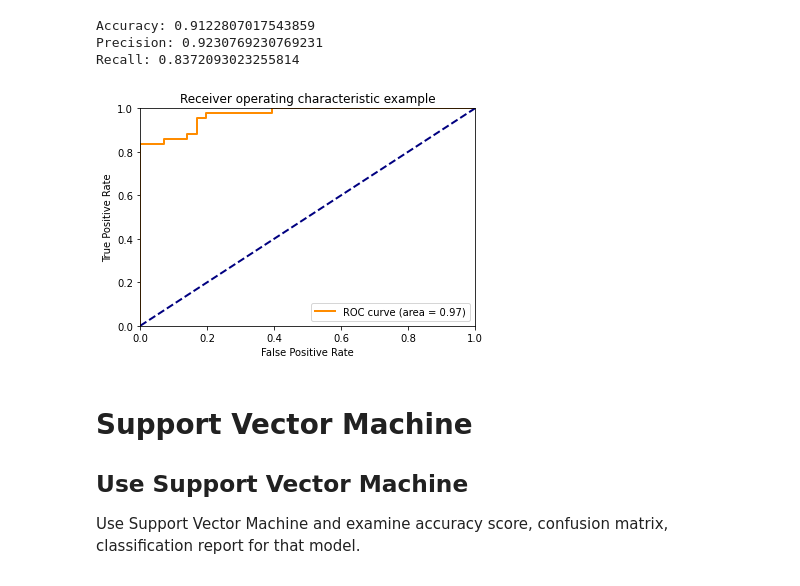
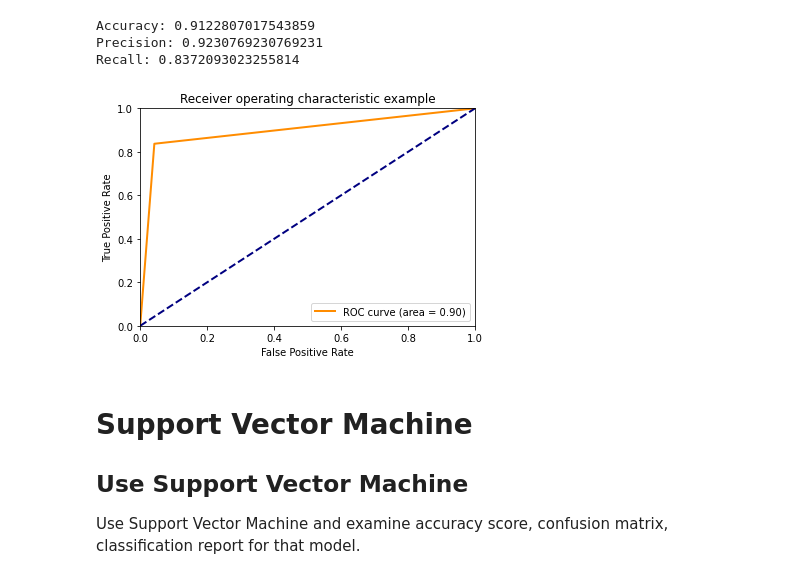
Before and after one commit to Zhouzhenjie09/IOD, a Jupyter notebook: 1_lab/mob5_lab/IOD_Lab 5.3.1.ipynb, the cells around one changed output. Cells and saved outputs as stored; diff of their text form; code cells hidden in the pictures.

```diff
--- a/1_lab/mob5_lab/IOD_Lab 5.3.1.ipynb
+++ b/1_lab/mob5_lab/IOD_Lab 5.3.1.ipynb
@@ -179,6 +179,8 @@ clf = logres.fit(X_train, y_train)
 print(logres.coef_, logres.intercept_)
 # %% [output]
 [[0.94862068]] [-14.03673964]
+# %%
+y_pred = logres.predict(X_test)
 # %%
 accuracy_score(logres.predict(X_test),y_test)
 # %% [output]
@@ -228,27 +230,27 @@ Recall: 0.8372093023255814
 # %%
 # Generate the prediction values for each of the test observations using predict_proba() function rather than just predict
 preds = logres.predict_proba(X_test)[:,1]
 
 # Store the false positive rate(fpr), true positive rate (tpr) in vectors for use in the graph
-fpr, tpr, _ = metrics.roc_curve(y_test, preds)
+fpr, tpr, _ = metrics.roc_curve(y_test, y_pred )
 
 # Store the Area Under the Curve (AUC) so we can annotate our graph with theis metric
 roc_auc = metrics.auc(fpr, tpr)
 
 # Plot the ROC Curve
 plt.figure()
 lw = 2
 plt.plot(fpr, tpr, color='darkorange', lw = lw, label = 'ROC curve (area = %0.2f)' % roc_auc)
 plt.plot([0, 1], [0, 1], color = 'navy', lw = lw, linestyle = '--')
 plt.xlim([0.0, 1.0])
 plt.ylim([0.0, 1.0])
 plt.xlabel('False Positive Rate')
 plt.ylabel('True Positive Rate')
 plt.title('Receiver operating characteristic example')
 plt.legend(loc = "lower right")
 plt.show()
 # %% [output]
-[figure, old version]
+[figure, new version]
 # %% [markdown]
 # Support Vector Machine
 
```
Also changed, not shown: parts of 27 cells of this notebook, 9 other files.
